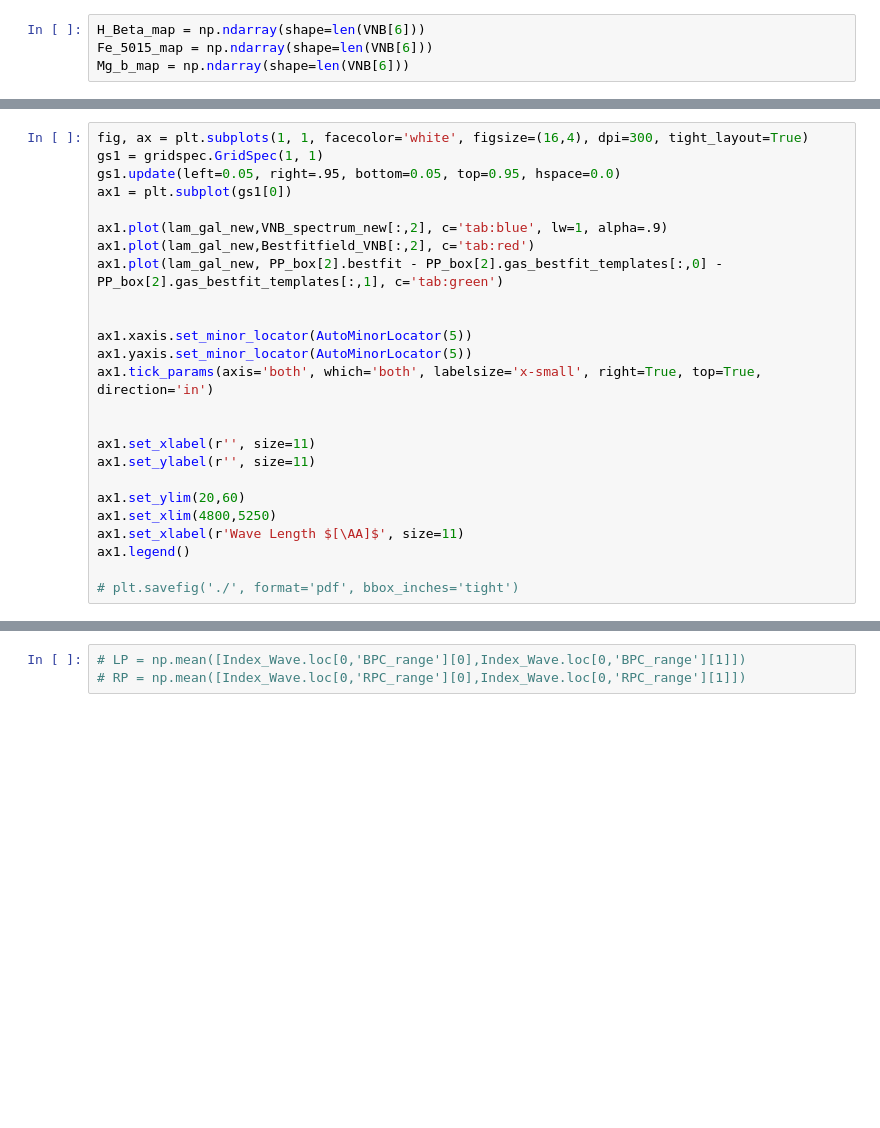
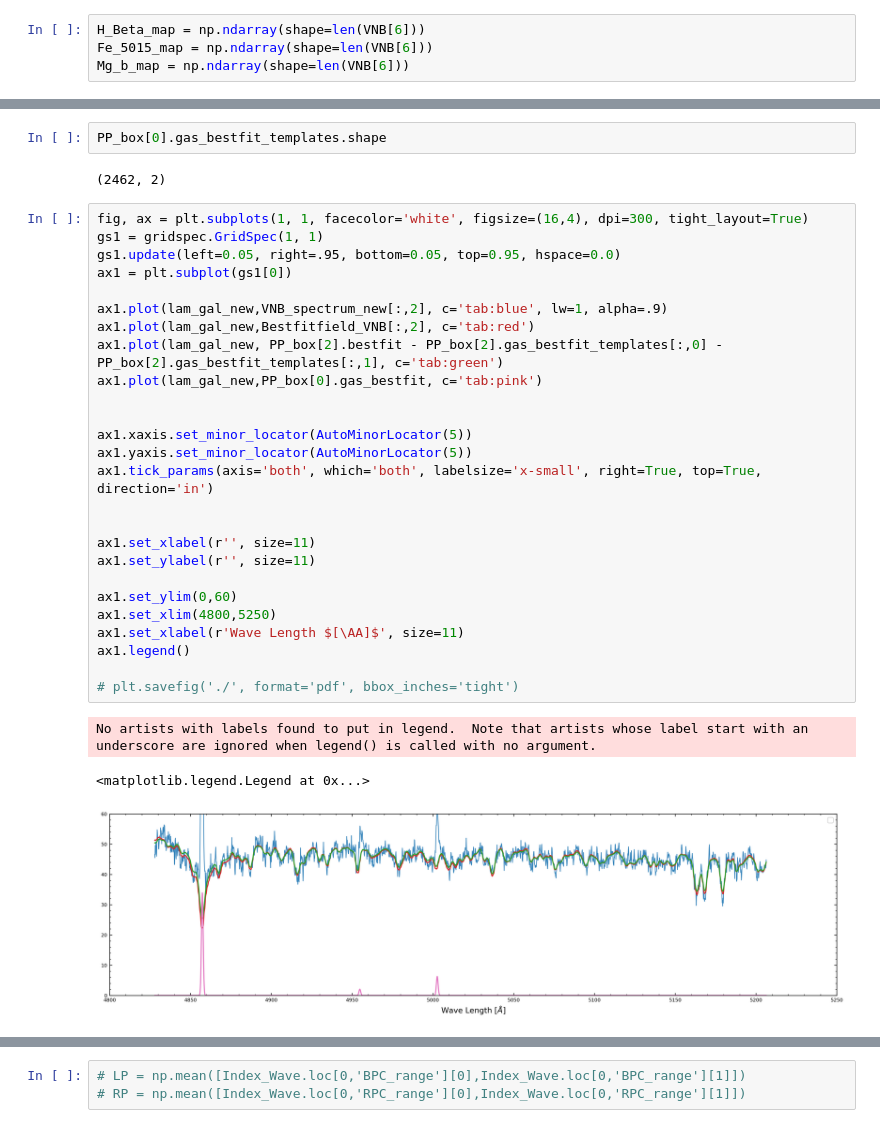
Before and after one commit to VacEn-WenJin/2024-NAOC-IUSpectrum, a Jupyter notebook: Code/Sol_VNB_SVSS.ipynb, the cells around one changed output, grey strips where cells are left out. Drawn from its saved outputs; the diff is of its cells as text; blank space fills up the shorter version.

Commit message:
[25Feb25PL]Velocity correction T2SI  AIGC OOP SI - Plot On

```diff
--- a/Code/Sol_VNB_SVSS.ipynb
+++ b/Code/Sol_VNB_SVSS.ipynb
@@ -1271,28 +1325,37 @@ AttributeError: 'list' object has no attribute 'gas_bestfit_templates'
+# %%
+PP_box[0].gas_bestfit_templates.shape
+# %% [output]
+(2462, 2)
 # %%
 fig, ax = plt.subplots(1, 1, facecolor='white', figsize=(16,4), dpi=300, tight_layout=True)
 gs1 = gridspec.GridSpec(1, 1)
 gs1.update(left=0.05, right=.95, bottom=0.05, top=0.95, hspace=0.0)
 ax1 = plt.subplot(gs1[0])
 
 ax1.plot(lam_gal_new,VNB_spectrum_new[:,2], c='tab:blue', lw=1, alpha=.9)
 ax1.plot(lam_gal_new,Bestfitfield_VNB[:,2], c='tab:red')
 ax1.plot(lam_gal_new, PP_box[2].bestfit - PP_box[2].gas_bestfit_templates[:,0] - PP_box[2].gas_bestfit_templates[:,1], c='tab:green')
+ax1.plot(lam_gal_new,PP_box[0].gas_bestfit, c='tab:pink')
 
 
 ax1.xaxis.set_minor_locator(AutoMinorLocator(5))
 ax1.yaxis.set_minor_locator(AutoMinorLocator(5))
 ax1.tick_params(axis='both', which='both', labelsize='x-small', right=True, top=True, direction='in')
 
 
 ax1.set_xlabel(r'', size=11)
 ax1.set_ylabel(r'', size=11)
 
-ax1.set_ylim(20,60)
+ax1.set_ylim(0,60)
 ax1.set_xlim(4800,5250)
 ax1.set_xlabel(r'Wave Length $[\AA]$', size=11)
 ax1.legend()
 
 # plt.savefig('./', format='pdf', bbox_inches='tight')
+# %% [output]
+No artists with labels found to put in legend.  Note that artists whose label start with an underscore are ignored when legend() is called with no argument.
+<matplotlib.legend.Legend at 0x...>
+[figure, added]
 # %%
 for i in range(len(VNB[6])):
 
```
Also changed, not shown: parts of 9 cells of this notebook, 7 other files.
